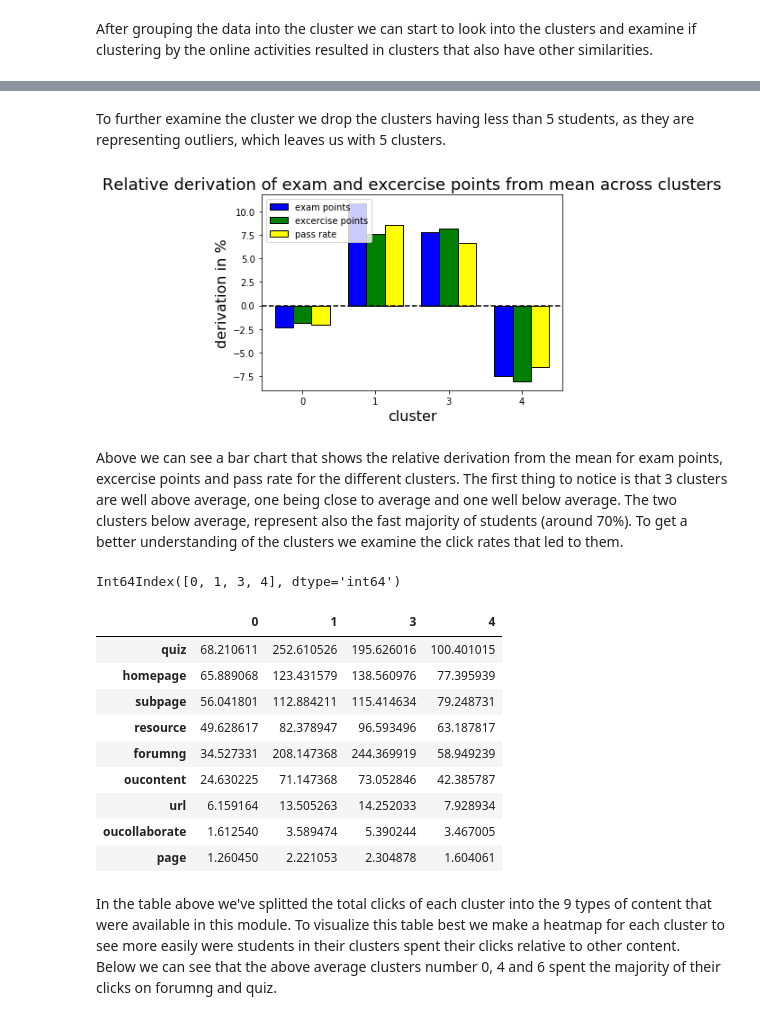
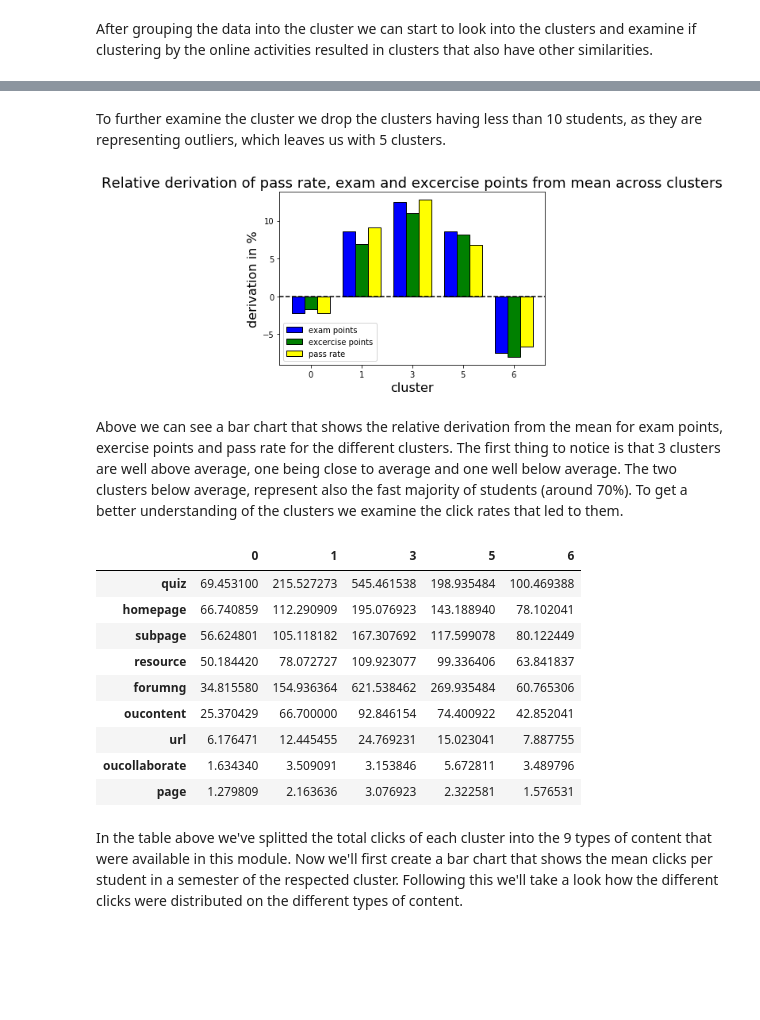
Before and after one commit to ohneBohne/BA-Data-Analytics-OULAD, a Jupyter notebook: OULAD_analysis.ipynb, the cells around one changed output, grey strips where cells are left out. Drawn from its saved outputs; the diff is of its cells as text; code cells hidden in the pictures; blank space fills up the shorter version.

```diff
--- a/OULAD_analysis.ipynb
+++ b/OULAD_analysis.ipynb
@@ -4,12 +4,12 @@ Download Data from https://analyse.kmi.open.ac.uk/open_dataset and save it to th
 # %%
 import pandas as pd
 
-studentRegistration = pd.read_csv(filepath_or_buffer='..//OULAD//studentRegistration.csv', sep=',')
-assessments = pd.read_csv(filepath_or_buffer='..//OULAD//assessments.csv', sep=',')
-courses = pd.read_csv(filepath_or_buffer='..//OULAD//courses.csv', sep=',')
-studentAssessment = pd.read_csv(filepath_or_buffer='..//OULAD//studentAssessment.csv', sep=',')
-studentRegistration = pd.read_csv(filepath_or_buffer='..//OULAD//studentRegistration.csv', sep=',')
-studentVle = pd.read_csv(filepath_or_buffer='..//OULAD//studentVle.csv', sep=',')
-vle = pd.read_csv(filepath_or_buffer='..//OULAD//vle.csv', sep=',')
-studentInfo = pd.read_csv(filepath_or_buffer='..//OULAD//studentInfo.csv', sep=',')
+studentRegistration = pd.read_csv(filepath_or_buffer='..//..//OULAD//studentRegistration.csv', sep=',')
+assessments = pd.read_csv(filepath_or_buffer='..//..//OULAD//assessments.csv', sep=',')
+courses = pd.read_csv(filepath_or_buffer='..//..//OULAD//courses.csv', sep=',')
+studentAssessment = pd.read_csv(filepath_or_buffer='..//..//OULAD//studentAssessment.csv', sep=',')
+studentRegistration = pd.read_csv(filepath_or_buffer='..//..//OULAD//studentRegistration.csv', sep=',')
+studentVle = pd.read_csv(filepath_or_buffer='..//..//OULAD//studentVle.csv', sep=',')
+vle = pd.read_csv(filepath_or_buffer='..//..//OULAD//vle.csv', sep=',')
+studentInfo = pd.read_csv(filepath_or_buffer='..//..//OULAD//studentInfo.csv', sep=',')
 # %% [markdown]
@@ -192,0 +186,10 @@ In the output above we can see that the PPMCC diverges notably in the two module
+# %%
+corr_module = pd.DataFrame()
+module_list = list()
+for module in assessment_eval['code_module'].unique():
+    module_list += [module, module]
+    corr_module = pd.concat([assessment_eval[['score_exam', 'score_non_exam']]\
+                   [assessment_eval.code_module == module].corr(), corr_module])
+corr_module['module'] = module_list[::-1]
+corr_module = corr_module.set_index(['module', corr_module.index])
+corr_module
@@ -204,0 +231,11 @@ As expected we see a different picture in the modules. This means that in CCC th
+# %%
+corr_DDD_presentation = pd.DataFrame()
+presentation_list = list()
+for presentation in assessment_eval[(assessment_eval.code_module == 'DDD')]['code_presentation'].unique():
+    presentation_list += [presentation, presentation]
+    corr_DDD_presentation = pd.concat([assessment_eval[['score_exam', 'score_non_exam']]\
+                   [(assessment_eval.code_module == 'DDD') & (assessment_eval.code_presentation == presentation)].corr(),
+                   corr_DDD_presentation])
+corr_DDD_presentation['presentation'] = presentation_list[::-1]
+corr_DDD_presentation = corr_DDD_presentation.set_index(['presentation', corr_DDD_presentation.index])
+corr_DDD_presentation
@@ -380,30 +437,30 @@ results
 # %%
-results = results.loc[:, results.loc["size"] > 5]
+results = results.loc[:, results.loc["size"] > 10]
 # %% [markdown]
-To further examine the cluster we drop the clusters having less than 5 students, as they are representing outliers, which leaves us with 5 clusters.
+To further examine the cluster we drop the clusters having less than 10 students, as they are representing outliers, which leaves us with 5 clusters.
 # %%
 cluster=results.columns
 assesment=['exam points','excercise points', 'pass rate']
 pos = np.arange(len(cluster))
 bar_width = 0.25
 derivation_from_mean_excercise_score=list(results.loc['rel_derivation_from_mean_excercise_score'])
 derivation_from_mean_exam_score=list(results.loc['rel_derivation_from_mean_exam_score'])
 pass_derivation=list(results.loc['rel_derivation_from_mean_pass_rate'])
 
 plt.bar(pos,derivation_from_mean_excercise_score,bar_width,color='blue',edgecolor='black')
 plt.bar(pos+bar_width,derivation_from_mean_exam_score,bar_width,color='green',edgecolor='black')
 plt.bar(pos+(bar_width*2),pass_derivation,bar_width,color='yellow',edgecolor='black')
 plt.xticks(pos+bar_width, cluster)
 plt.xlabel('cluster', fontsize=16)
 plt.ylabel('derivation in %', fontsize=16)
-plt.title('Relative derivation of exam and excercise points from mean across clusters',fontsize=18)
-plt.legend(assesment,loc=2)
+plt.title('Relative derivation of pass rate, exam and excercise points from mean across clusters',fontsize=18)
+plt.legend(assesment,loc=3)
 plt.axhline(0, color='black', linestyle='--')
 plt.show()
 # %% [output]
-[figure, old version]
+[figure, new version]
 # %% [markdown]
-Above we can see a bar chart that shows the relative derivation from the mean for exam points, excercise points and pass rate for the different clusters. The first thing to notice is that 3 clusters are well above average, one being close to average and one well below average. The two clusters below average, represent also the fast majority of students (around 70%). To get a better understanding of the clusters we examine the click rates that led to them.
+Above we can see a bar chart that shows the relative derivation from the mean for exam points, exercise points and pass rate for the different clusters. The first thing to notice is that 3 clusters are well above average, one being close to average and one well below average. The two clusters below average, represent also the fast majority of students (around 70%). To get a better understanding of the clusters we examine the click rates that led to them.
 # %%
 cluster_activity = pd.DataFrame()
 for cluster in results.columns:
@@ -415,23 +472,18 @@ for cluster in results.columns:
     for i in activities.index:
         cluster_activity.loc[i, cluster] = activities[i]/results.loc['size'][cluster]
     #cluster_activity.loc['sum', cluster] = cluster_activity[cluster].sum()
-# %%
-results.columns
-# %% [output]
-Int64Index([0, 1, 3, 4], dtype='int64')
 # %%
 cluster_activity
 # %% [output]
-|  | 0 | 1 | 3 | 4 |
-| quiz | 68.210611 | 252.610526 | 195.626016 | 100.401015 |
-| homepage | 65.889068 | 123.431579 | 138.560976 | 77.395939 |
-| subpage | 56.041801 | 112.884211 | 115.414634 | 79.248731 |
-| resource | 49.628617 | 82.378947 | 96.593496 | 63.187817 |
-| forumng | 34.527331 | 208.147368 | 244.369919 | 58.949239 |
-| oucontent | 24.630225 | 71.147368 | 73.052846 | 42.385787 |
-| url | 6.159164 | 13.505263 | 14.252033 | 7.928934 |
-| oucollaborate | 1.612540 | 3.589474 | 5.390244 | 3.467005 |
-| page | 1.260450 | 2.221053 | 2.304878 | 1.604061 |
+|  | 0 | 1 | 3 | 5 | 6 |
+| quiz | 69.453100 | 215.527273 | 545.461538 | 198.935484 | 100.469388 |
+| homepage | 66.740859 | 112.290909 | 195.076923 | 143.188940 | 78.102041 |
+| subpage | 56.624801 | 105.118182 | 167.307692 | 117.599078 | 80.122449 |
+| resource | 50.184420 | 78.072727 | 109.923077 | 99.336406 | 63.841837 |
+| forumng | 34.815580 | 154.936364 | 621.538462 | 269.935484 | 60.765306 |
+| oucontent | 25.370429 | 66.700000 | 92.846154 | 74.400922 | 42.852041 |
+| url | 6.176471 | 12.445455 | 24.769231 | 15.023041 | 7.887755 |
+| oucollaborate | 1.634340 | 3.509091 | 3.153846 | 5.672811 | 3.489796 |
+| page | 1.279809 | 2.163636 | 3.076923 | 2.322581 | 1.576531 |
-# %% [markdown]
-In the table above we've splitted the total clicks of each cluster into the 9 types of content that were available in this module. To visualize this table best we make a heatmap for each cluster to see more easily were students in their clusters spent their clicks relative to other content. <br>
-Below we can see that the above average clusters number 0, 4 and 6 spent the majority of their clicks on forumng and quiz.
+# %% [markdown]
+In the table above we've splitted the total clicks of each cluster into the 9 types of content that were available in this module. Now we'll first create a bar chart that shows the mean clicks per student in a semester of the respected cluster. Following this we'll take a look how the different clicks were distributed on the different types of content.
```
Also changed, not shown: parts of 68 cells of this notebook, 1 other file.
